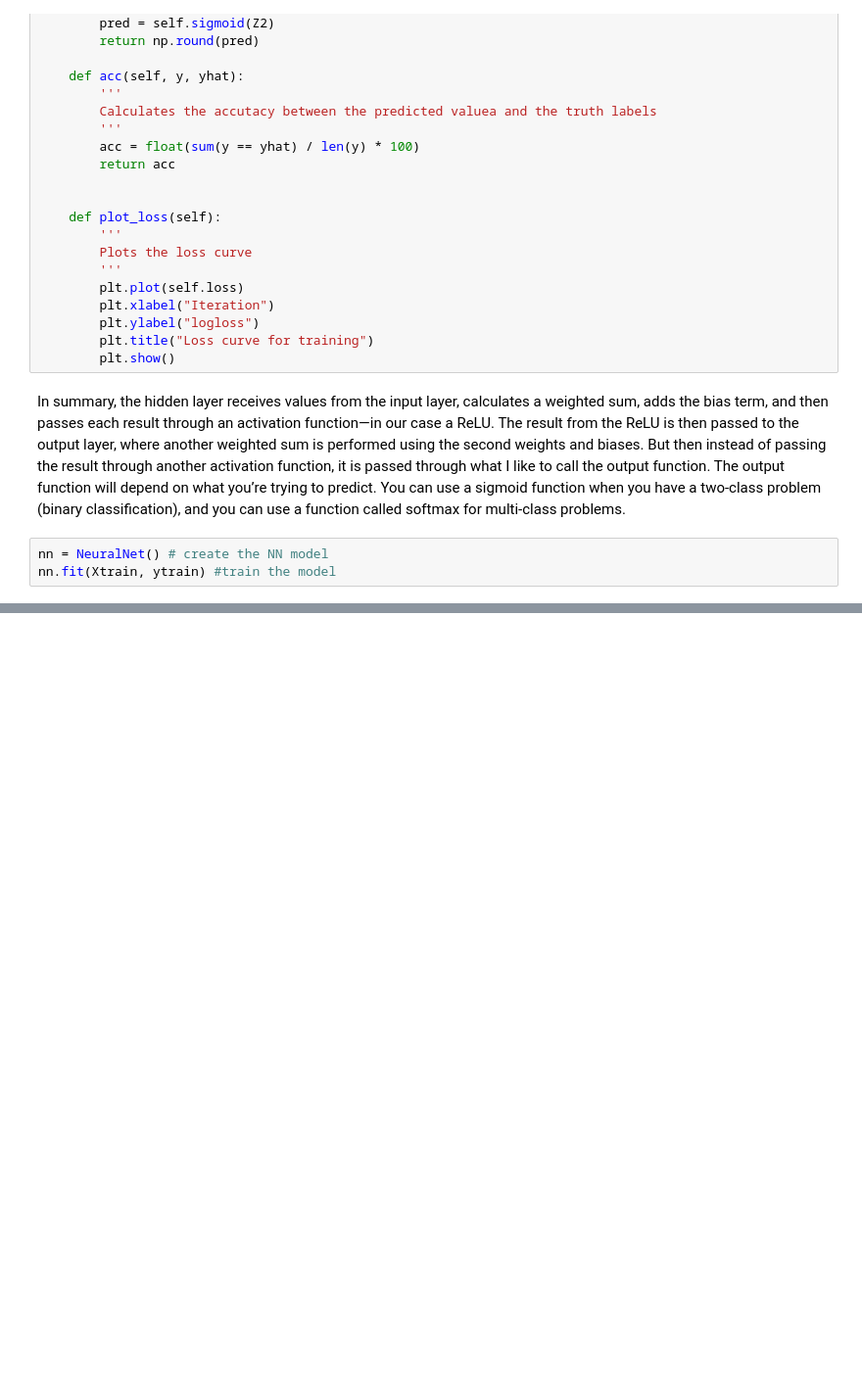
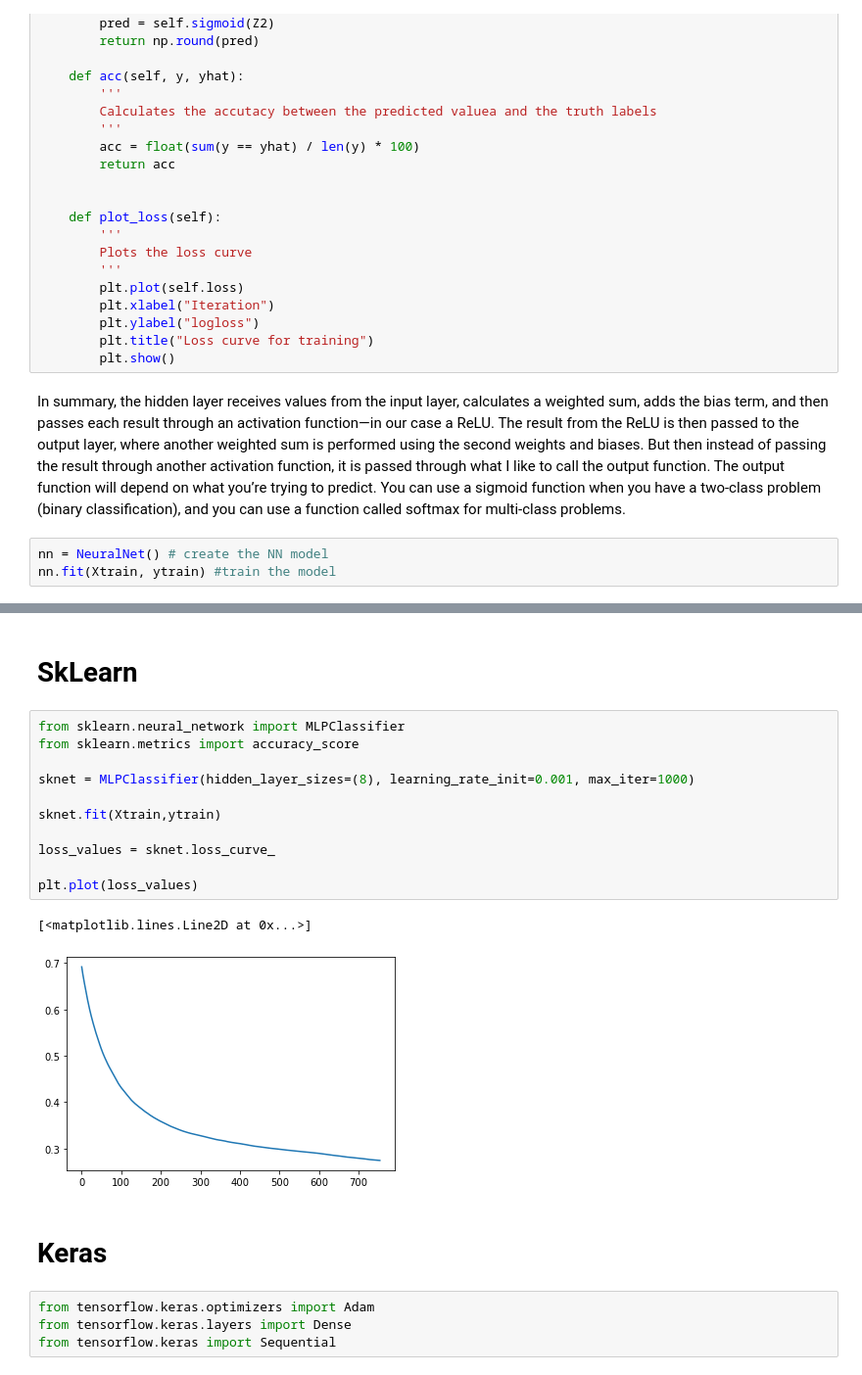
Before and after one commit to ThejakaSEP/DeepLearningModel, a Jupyter notebook: DeepLearningModelCreation.ipynb, the cells around one changed output, grey strips where cells are left out. Shown at 98% size. Cells and saved outputs as stored; diff of their text form; blank space fills up the shorter version.

```diff
--- a/DeepLearningModelCreation.ipynb
+++ b/DeepLearningModelCreation.ipynb
@@ -352,0 +326,22 @@ print(nn.acc(ytrain, train_pred))
+# %% [markdown]
+# SkLearn
+# %%
+from sklearn.neural_network import MLPClassifier
+from sklearn.metrics import accuracy_score
+
+sknet = MLPClassifier(hidden_layer_sizes=(8), learning_rate_init=0.001, max_iter=1000)
+
+sknet.fit(Xtrain,ytrain)
+
+loss_values = sknet.loss_curve_
+
+plt.plot(loss_values)
+# %% [output]
+[<matplotlib.lines.Line2D at 0x...>]
+[figure, added]
+# %% [markdown]
+# Keras
+# %%
+from tensorflow.keras.optimizers import Adam
+from tensorflow.keras.layers import Dense
+from tensorflow.keras import Sequential
```
Also changed, not shown: parts of 13 cells of this notebook.
